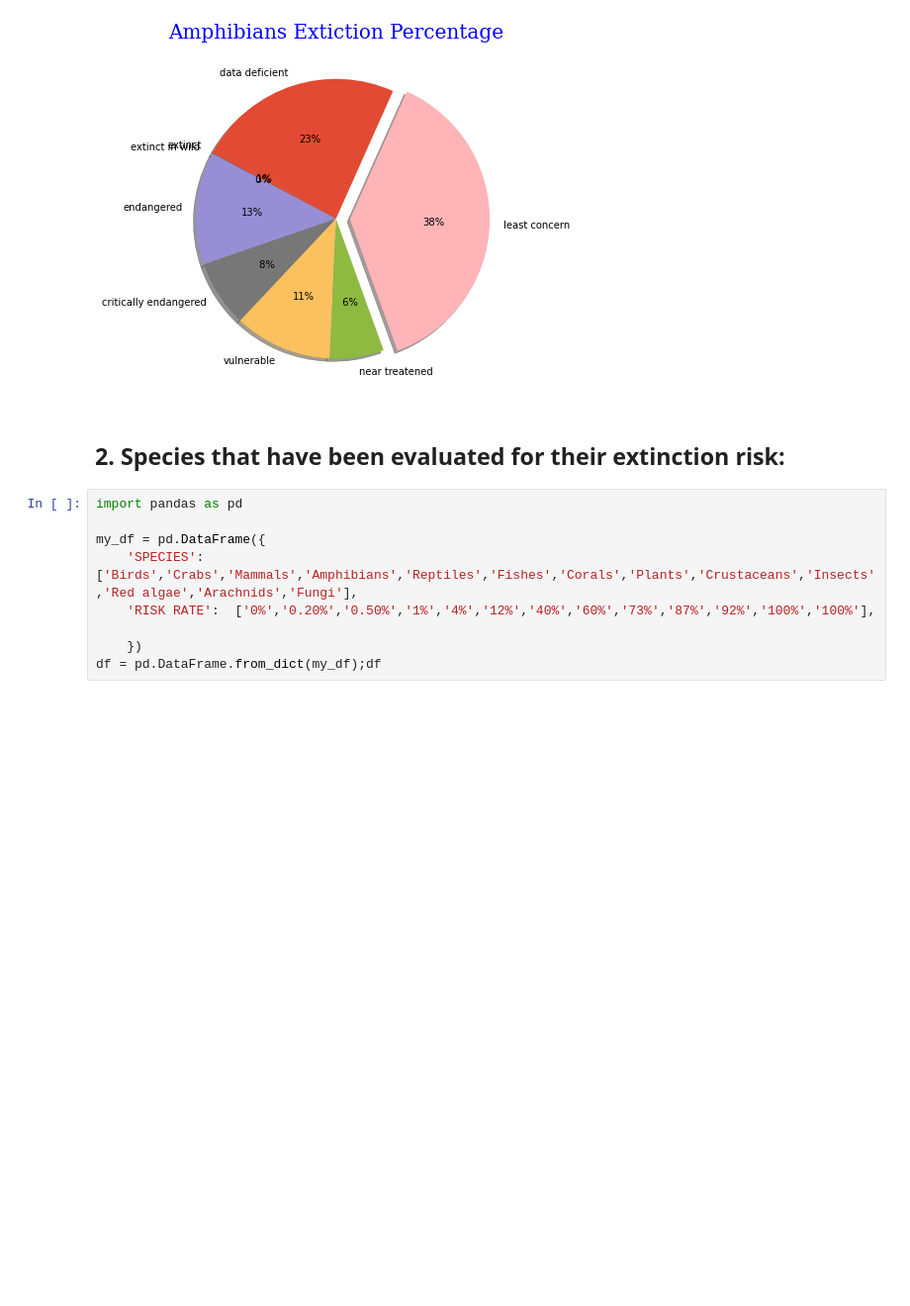
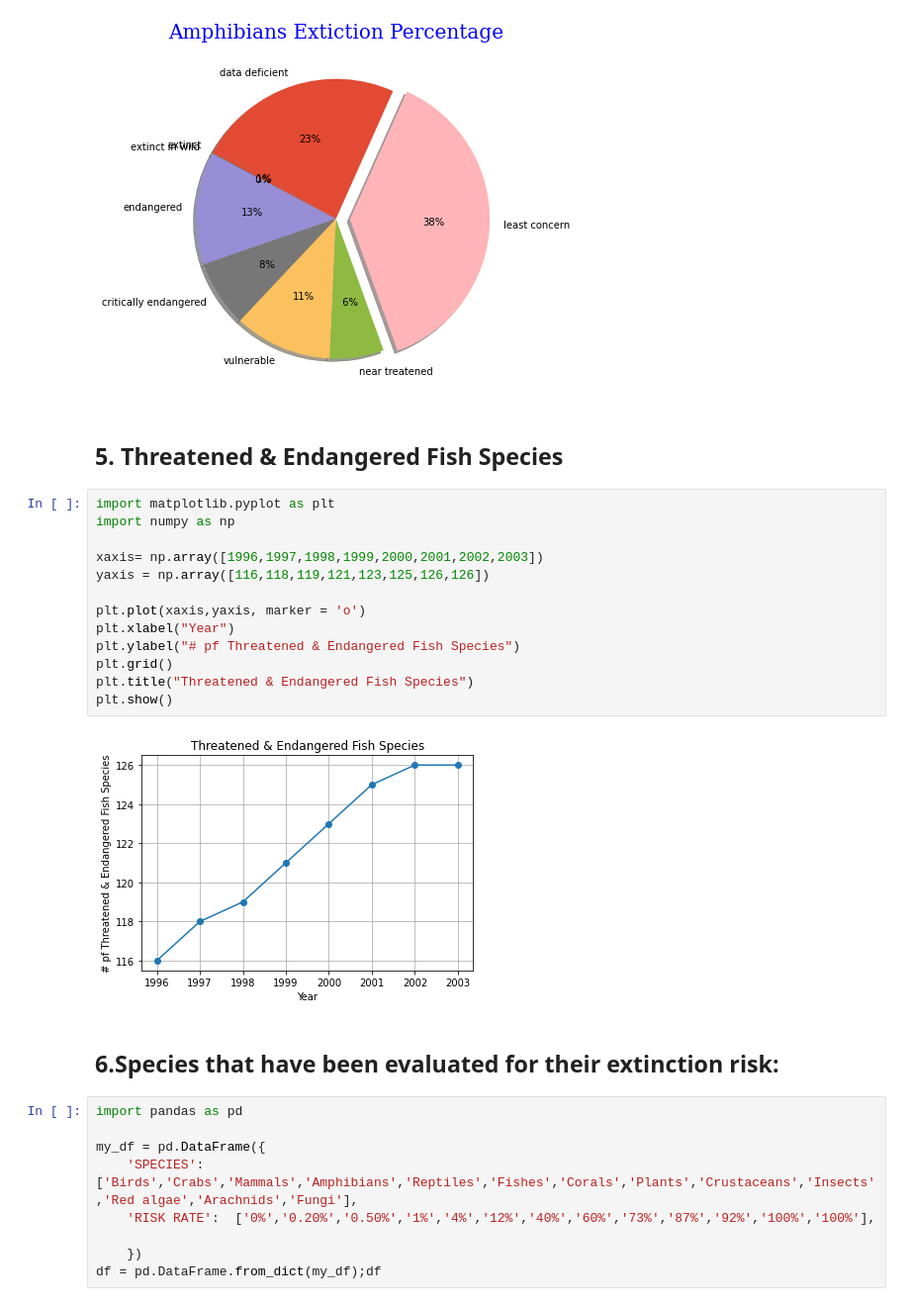
Before and after one commit to Vaidehii28/Python-project, a Jupyter notebook: PYTHON PROJECT.ipynb, the cells around one changed output. Shown: that part at 99% size. Saved outputs shown, nothing was run; the diff lists cells and outputs as text; blank space fills up the shorter version.

Commit message:
added oop & fish

```diff
--- a/PYTHON PROJECT.ipynb
+++ b/PYTHON PROJECT.ipynb
@@ -109,8 +109,25 @@ plt.title('Amphibians Extiction Percentage',fontdict = font1)
 plt.show()
 # %% [output]
 [figure]
+# %% [markdown]
+## 5. Threatened & Endangered Fish Species
+# %%
+import matplotlib.pyplot as plt
+import numpy as np
+
+xaxis= np.array([1996,1997,1998,1999,2000,2001,2002,2003])
+yaxis = np.array([116,118,119,121,123,125,126,126])
+
+plt.plot(xaxis,yaxis, marker = 'o')
+plt.xlabel("Year")
+plt.ylabel("# pf Threatened & Endangered Fish Species")
+plt.grid()
+plt.title("Threatened & Endangered Fish Species")
+plt.show()
+# %% [output]
+[figure, added]
 # %% [markdown]
-## 2. Species that have been evaluated for their extinction risk:
+## 6.Species that have been evaluated for their extinction risk:
 # %%
 import pandas as pd
 
```
Also changed, not shown: parts of 5 cells of this notebook.
